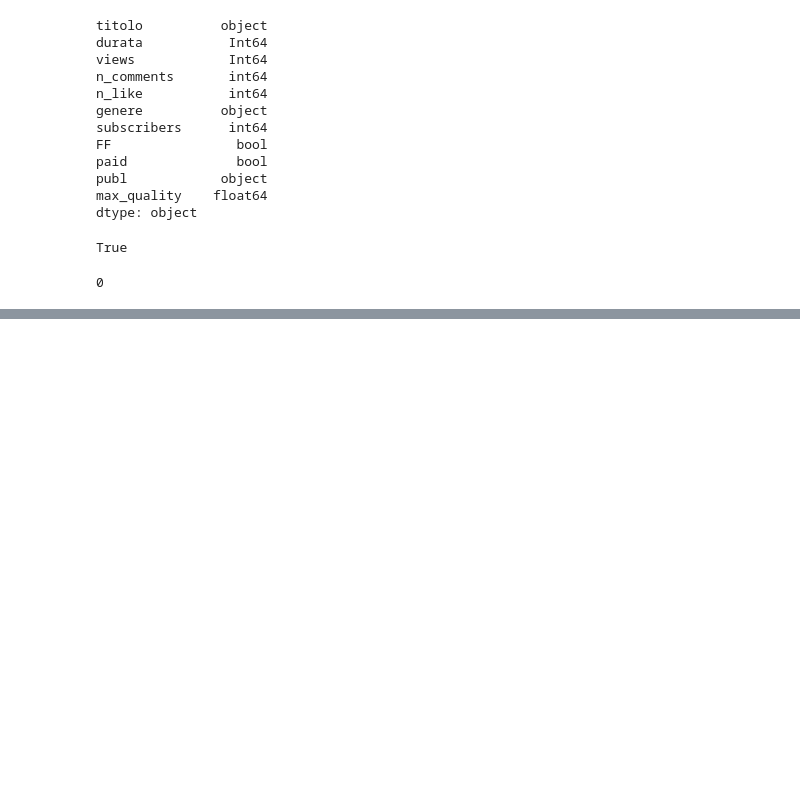
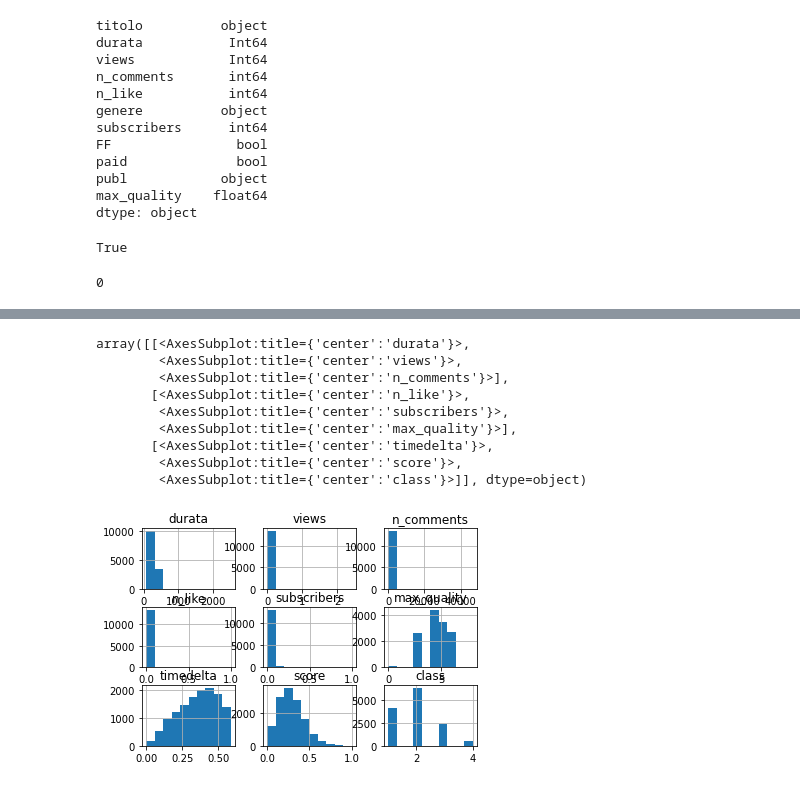
Before and after one commit to SimonePip/SL-Project, a Jupyter notebook: notebooks_proj/preprocessing.ipynb, the cells around one changed output, grey strips where cells are left out. Saved outputs shown, nothing was run; the diff lists cells and outputs as text; code cells hidden in the pictures; blank space fills up the shorter version.

```diff
--- a/notebooks_proj/preprocessing.ipynb
+++ b/notebooks_proj/preprocessing.ipynb
@@ -135,0 +153,13 @@ plt.show()
+# %%
+data.hist()
+# %% [output]
+array([[<AxesSubplot:title={'center':'durata'}>,
+        <AxesSubplot:title={'center':'views'}>,
+        <AxesSubplot:title={'center':'n_comments'}>],
+       [<AxesSubplot:title={'center':'n_like'}>,
+        <AxesSubplot:title={'center':'subscribers'}>,
+        <AxesSubplot:title={'center':'max_quality'}>],
+       [<AxesSubplot:title={'center':'timedelta'}>,
+        <AxesSubplot:title={'center':'score'}>,
+        <AxesSubplot:title={'center':'class'}>]], dtype=object)
+[figure, added]
```
Also changed, not shown: parts of 9 cells of this notebook, 2 other files.
